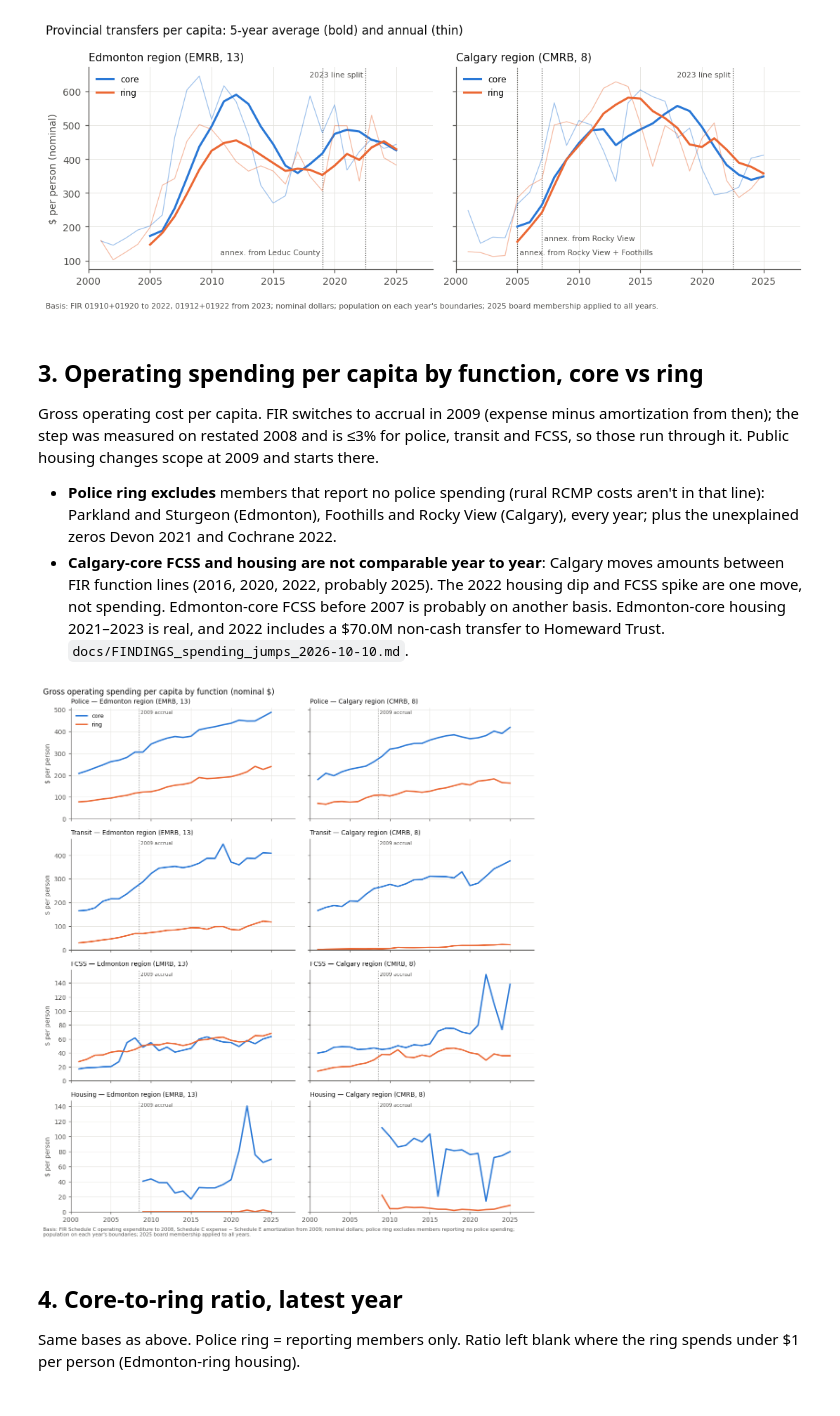
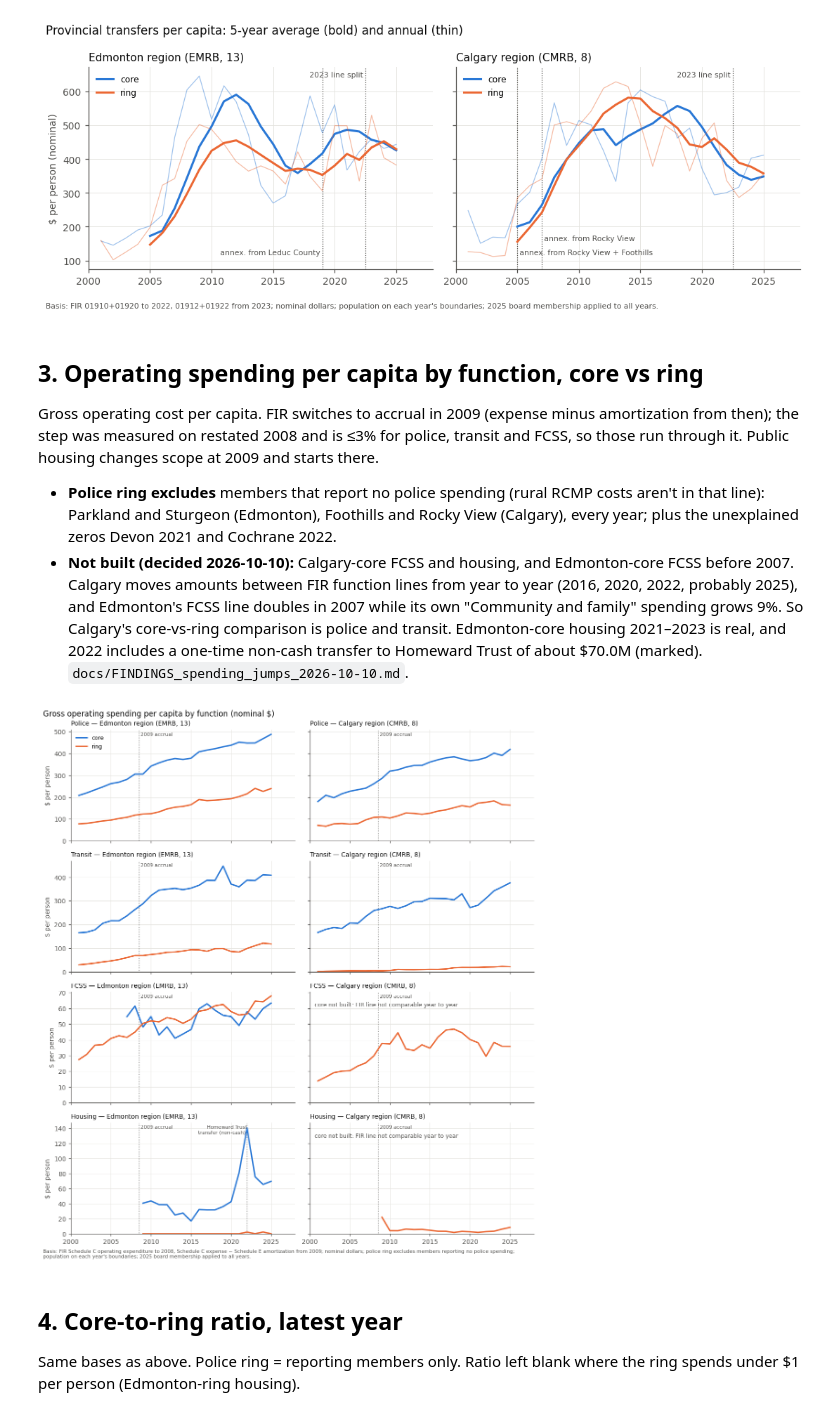
Before and after one commit to PeterFriedrich/alberta-regional-viz, a Jupyter notebook: notebooks/01_first_look.ipynb, the cells around one changed output. Cells and saved outputs as stored; diff of their text form; code cells hidden in the pictures.

```diff
--- a/notebooks/01_first_look.ipynb
+++ b/notebooks/01_first_look.ipynb
@@ -156,40 +156,47 @@ starts there.
 - **Police ring excludes** members that report no police spending (rural RCMP costs
   aren't in that line): Parkland and Sturgeon (Edmonton), Foothills and Rocky View
   (Calgary), every year; plus the unexplained zeros Devon 2021 and Cochrane 2022.
-- **Calgary-core FCSS and housing are not comparable year to year**: Calgary moves amounts
-  between FIR function lines (2016, 2020, 2022, probably 2025). The 2022 housing dip and
-  FCSS spike are one move, not spending. Edmonton-core FCSS before 2007 is probably on
-  another basis. Edmonton-core housing 2021–2023 is real, and 2022 includes a $70.0M
-  non-cash transfer to Homeward Trust. `docs/FINDINGS_spending_jumps_2026-10-10.md`.
+- **Not built (decided 2026-10-10):** Calgary-core FCSS and housing, and Edmonton-core FCSS
+  before 2007. Calgary moves amounts between FIR function lines from year to year (2016,
+  2020, 2022, probably 2025), and Edmonton's FCSS line doubles in 2007 while its own
+  "Community and family" spending grows 9%. So Calgary's core-vs-ring comparison is police
+  and transit. Edmonton-core housing 2021–2023 is real, and 2022 includes a one-time
+  non-cash transfer to Homeward Trust of about $70.0M (marked).
+  `docs/FINDINGS_spending_jumps_2026-10-10.md`.
 # %%
 FUNCS = ["police", "transit", "fcss", "housing"]
 fig, axes = plt.subplots(len(FUNCS), 2, figsize=(10, 11), sharex=True, sharey="row")
 for i, func in enumerate(FUNCS):
     for j, region in enumerate(REGIONS):
         ax = axes[i, j]
         d = spending[(spending.region == region) & (spending.level == "side")
                      & (spending.function == func)]
         for role, color in [("core", CORE), ("ring", RING)]:
             s = d[d.role == role].set_index("year").gross_per_capita
             ax.plot(s.index, s, color=color, label=role)
+        if d[d.role == "core"].empty:
+            ax.text(0.02, 0.88, "core not built: FIR line not comparable year to year",
+                    transform=ax.transAxes, fontsize=8, color=MUTED, va="center")
+        if (func, region) == ("housing", "edmonton"):
+            mark(ax, 2022, "Homeward Trust\ntransfer (non-cash)", y=0.98)
         mark(ax, 2008.5, "2009 accrual")
         ax.set_title(f"{func.upper() if func == 'fcss' else func.title()} — {TITLE[region]}",
                      loc="left", color=INK, fontsize=9)
         ax.set_xlim(2000, 2028)
     axes[i, 0].set_ylabel("$ per person")
 # After both panels of a row are drawn, or the shared row limit freezes on the first.
 for ax in axes.flat:
     ax.set_ylim(bottom=0)
 axes[0, 0].legend(loc="upper left", fontsize=8)
 fig.suptitle("Gross operating spending per capita by function (nominal $)",
              x=0.01, ha="left", color=INK, fontsize=11)
 fig.text(0.01, -0.01, "Basis: FIR Schedule C operating expenditure to 2008, Schedule C expense − "
          "Schedule E amortization from 2009; nominal dollars; police ring excludes members "
          "reporting no police spending; population on each year's boundaries; 2025 board "
          "membership applied to all years.", fontsize=7, color=MUTED, wrap=True)
 fig.tight_layout()
 # %% [output]
-[figure, old version]
+[figure, new version]
 # %% [markdown]
 ## 4. Core-to-ring ratio, latest year
 
```
Also changed, not shown: parts of 1 cell of this notebook, 11 other files.
